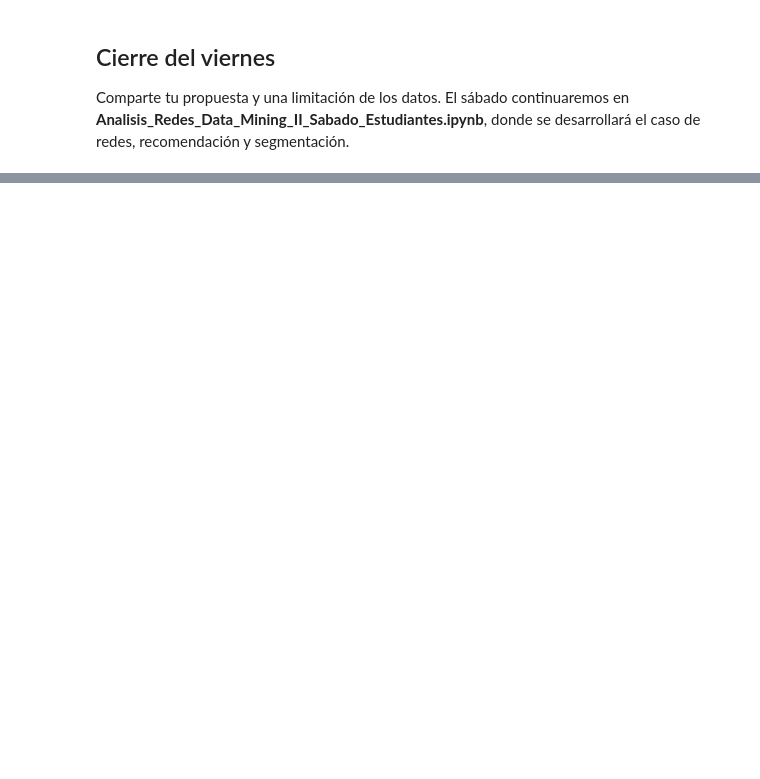
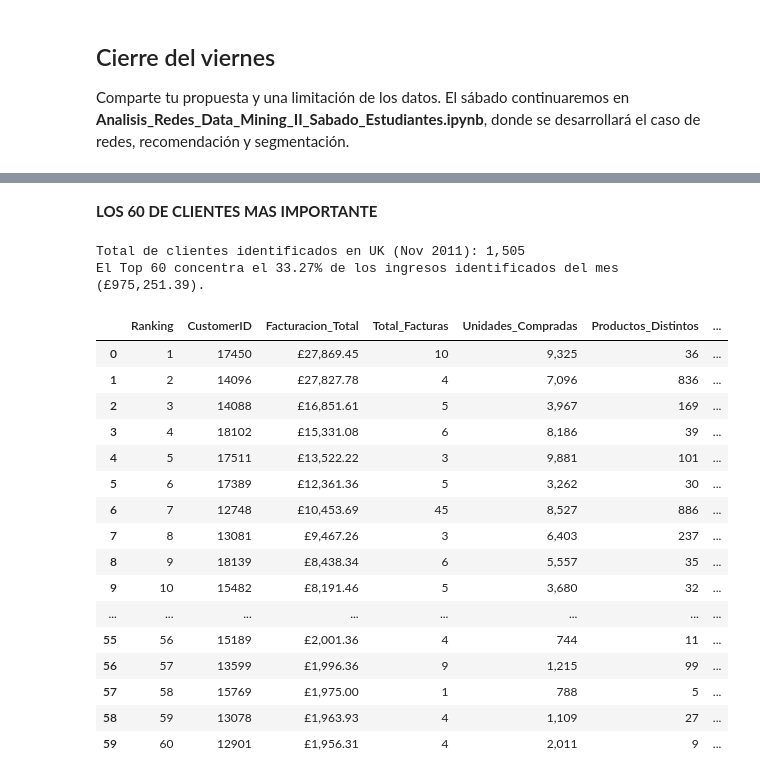
Before and after one commit to Mayte-Otavalo/IA, a Jupyter notebook: A_Analisis_Redes_Data_Mining_II_Viernes_Estudiantes_(1).ipynb, the cells around one changed output, grey strips where cells are left out. Drawn from its saved outputs; the diff is of its cells as text; code cells hidden in the pictures; blank space fills up the shorter version.

```diff
--- a/A_Analisis_Redes_Data_Mining_II_Viernes_Estudiantes_(1).ipynb
+++ b/A_Analisis_Redes_Data_Mining_II_Viernes_Estudiantes_(1).ipynb
@@ -1289,0 +1308,19 @@ Comparte tu propuesta y una limitación de los datos. El sábado continuaremos e
+# %%
+# Asegurar que InvoiceDate esté en formato datetime
+df_clean['InvoiceDate'] = pd.to_datetime(df_clean['InvoiceDate'])
+
+# Filtrar por país (United Kingdom) y por mes/año (noviembre de 2011)
+df_uk_nov_2011 = df_clean[
+    (df_clean['Country'] == 'United Kingdom') &
+    (df_clean['InvoiceDate'].dt.year == 2011) &
+    (df_clean['InvoiceDate'].dt.month == 11)
+].copy()
+
+# Verificar dimensiones y resumen del subconjunto separado
+print(f"Registros en UK - Noviembre 2011: {len(df_uk_nov_2011):,}")
+print(f"Facturas únicas: {df_uk_nov_2011['InvoiceNo'].nunique():,}")
+print(f"Productos únicos: {df_uk_nov_2011['StockCode'].nunique():,}")
+print(f"Clientes identificados: {df_uk_nov_2011['CustomerID'].dropna().nunique():,}")
+print(f"Rango de fechas: {df_uk_nov_2011['InvoiceDate'].min()} hasta {df_uk_nov_2011['InvoiceDate'].max()}")
+
+display(df_uk_nov_2011.head())
@@ -1289,0 +1339,61 @@ Comparte tu propuesta y una limitación de los datos. El sábado continuaremos e
+# %% [markdown]
+**LOS 60 DE CLIENTES MAS IMPORTANTE**
+# %%
+# Filtrar registros con CustomerID válido dentro del subconjunto UK - Noviembre 2011
+df_clientes_uk_nov = df_uk_nov_2011.dropna(subset=['CustomerID']).copy()
+df_clientes_uk_nov['CustomerID'] = df_clientes_uk_nov['CustomerID'].astype(int)
+
+# Agrupar por cliente y calcular métricas de importancia en ese mes
+top_60_uk_nov = (
+    df_clientes_uk_nov.groupby('CustomerID')
+    .agg(
+        Facturacion_Total=('TotalPrice', 'sum'),
+        Total_Facturas=('InvoiceNo', 'nunique'),
+        Unidades_Compradas=('Quantity', 'sum'),
+        Productos_Distintos=('StockCode', 'nunique'),
+        Ultima_Compra_Nov=('InvoiceDate', 'max')
+    )
+    .reset_index()
+    .sort_values(by='Facturacion_Total', ascending=False)
+    .head(60)
+    .reset_index(drop=True)
+)
+
+# Añadir ranking (1 al 60) y participación porcentual sobre la facturación identificada de ese mes
+facturacion_uk_nov = df_clientes_uk_nov['TotalPrice'].sum()
+top_60_uk_nov.insert(0, 'Ranking', range(1, len(top_60_uk_nov) + 1))
+top_60_uk_nov['Participacion_Mes_%'] = (top_60_uk_nov['Facturacion_Total'] / facturacion_uk_nov) * 100
+
+# Mostrar resumen y tabla formateada
+print(f"Total de clientes identificados en UK (Nov 2011): {df_clientes_uk_nov['CustomerID'].nunique():,}")
+print(f"El Top 60 concentra el {top_60_uk_nov['Participacion_Mes_%'].sum():.2f}% de los ingresos identificados del mes (£{facturacion_uk_nov:,.2f}).")
+
+display(
+    top_60_uk_nov.style.format({
+        'Facturacion_Total': '£{:,.2f}',
+        'Total_Facturas': '{:,}',
+        'Unidades_Compradas': '{:,}',
+        'Productos_Distintos': '{:,}',
+        'Participacion_Mes_%': '{:.2f}%'
+    })
+)
+# %% [output]
+Total de clientes identificados en UK (Nov 2011): 1,505
+El Top 60 concentra el 33.27% de los ingresos identificados del mes (£975,251.39).
+|  | Ranking | CustomerID | Facturacion_Total | Total_Facturas | Unidades_Compradas | Productos_Distintos | ... |
+| 0 | 1 | 17450 | £27,869.45 | 10 | 9,325 | 36 | ... |
+| 1 | 2 | 14096 | £27,827.78 | 4 | 7,096 | 836 | ... |
+| 2 | 3 | 14088 | £16,851.61 | 5 | 3,967 | 169 | ... |
+| 3 | 4 | 18102 | £15,331.08 | 6 | 8,186 | 39 | ... |
+| 4 | 5 | 17511 | £13,522.22 | 3 | 9,881 | 101 | ... |
+| 5 | 6 | 17389 | £12,361.36 | 5 | 3,262 | 30 | ... |
+| 6 | 7 | 12748 | £10,453.69 | 45 | 8,527 | 886 | ... |
+| 7 | 8 | 13081 | £9,467.26 | 3 | 6,403 | 237 | ... |
+| 8 | 9 | 18139 | £8,438.34 | 6 | 5,557 | 35 | ... |
+| 9 | 10 | 15482 | £8,191.46 | 5 | 3,680 | 32 | ... |
+| ... | ... | ... | ... | ... | ... | ... | ... |
+| 55 | 56 | 15189 | £2,001.36 | 4 | 744 | 11 | ... |
+| 56 | 57 | 13599 | £1,996.36 | 9 | 1,215 | 99 | ... |
+| 57 | 58 | 15769 | £1,975.00 | 1 | 788 | 5 | ... |
+| 58 | 59 | 13078 | £1,963.93 | 4 | 1,109 | 27 | ... |
+| 59 | 60 | 12901 | £1,956.31 | 4 | 2,011 | 9 | ... |
```
Also changed, not shown: parts of 10 cells of this notebook.
